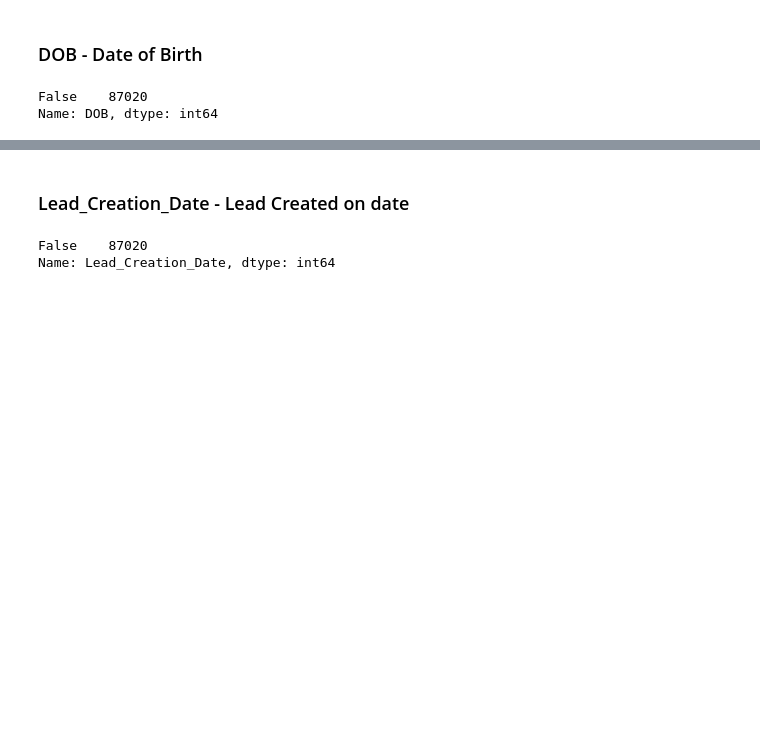
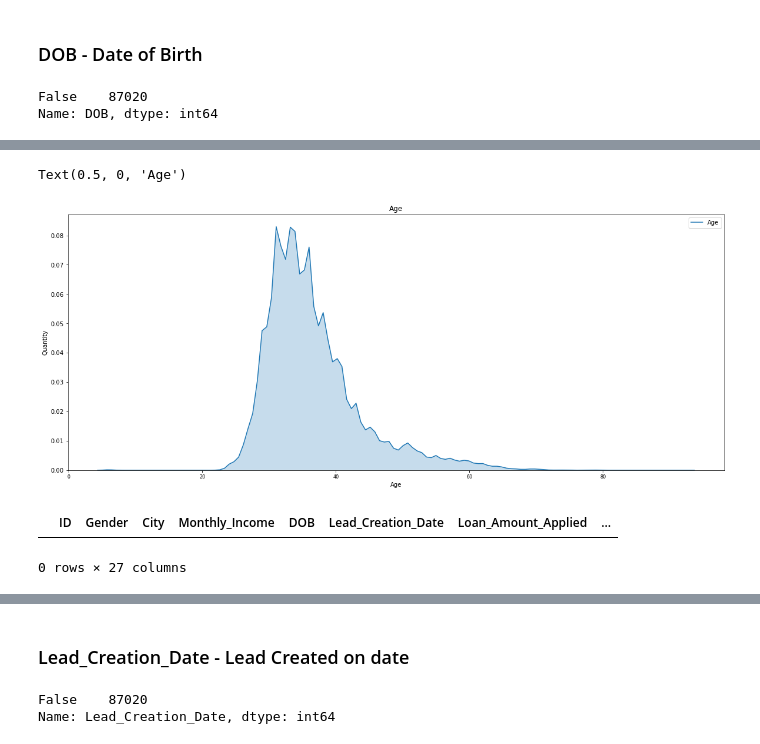
Before and after one commit to agomolka/AutomateDealingWithImbalance, a Jupyter notebook: main.ipynb, the cells around one changed output, grey strips where cells are left out. Drawn from its saved outputs; the diff is of its cells as text; code cells hidden in the pictures; blank space fills up the shorter version.

```diff
--- a/main.ipynb
+++ b/main.ipynb
@@ -247,0 +285,14 @@ num_features.append('Age')
+# %%
+fig = plt.figure(figsize=(20,8))
+sns.kdeplot(data=train_set['Age'], shade=True)
+plt.title("Age")
+plt.ylabel('Quantity')
+plt.xlabel('Age')
+# %% [output]
+Text(0.5, 0, 'Age')
+[figure, added]
+# %%
+train_set.loc[train_set['Age'] < 0]
+# %% [output]
+|  | ID | Gender | City | Monthly_Income | DOB | Lead_Creation_Date | Loan_Amount_Applied | ... |
+0 rows × 27 columns
```
Also changed, not shown: parts of 118 cells of this notebook, 2 other files.
